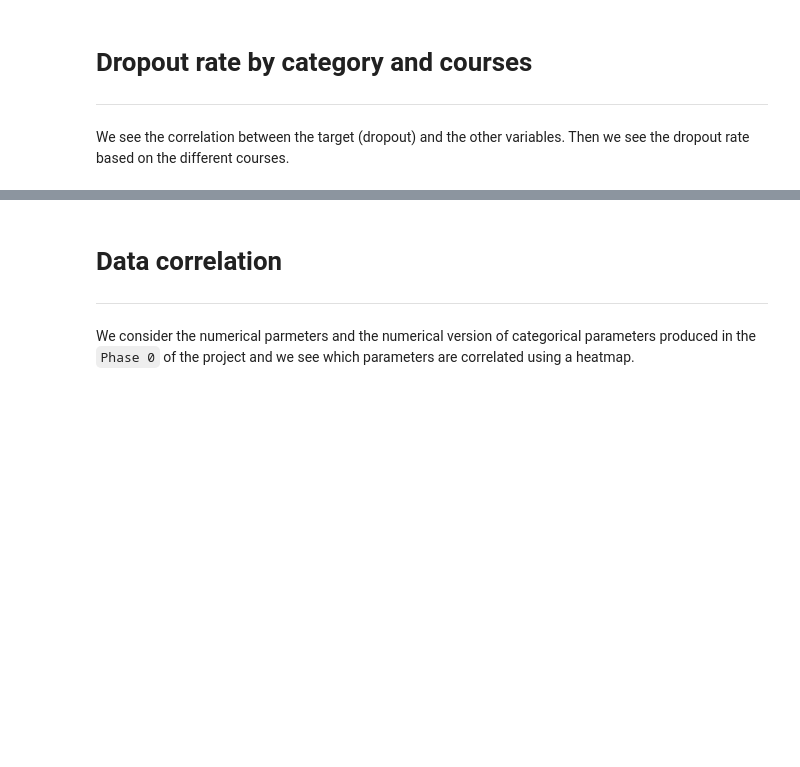
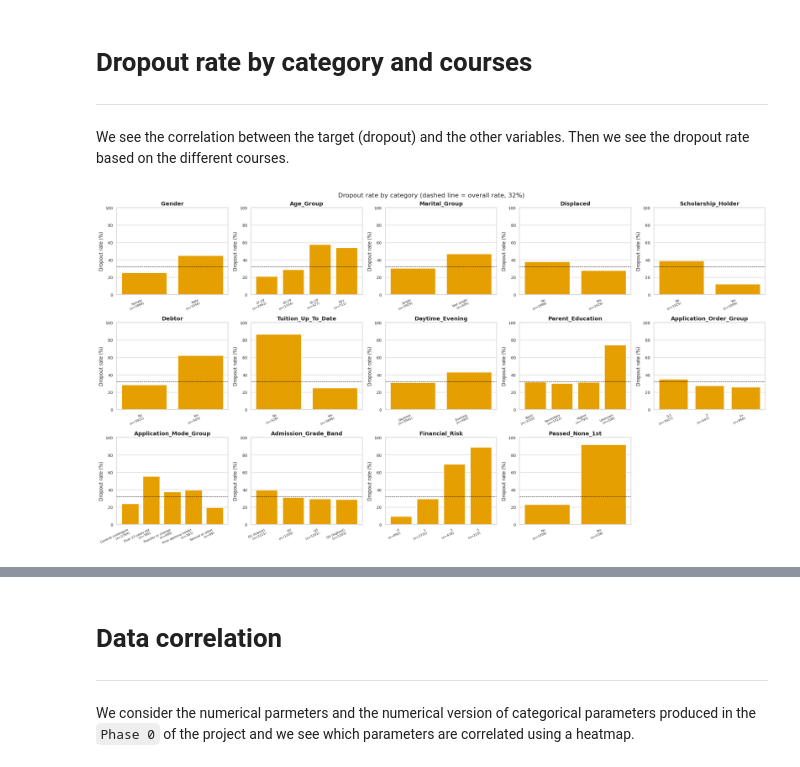
Before and after one commit to Martazzz/dropout_rate_academic_success, a Jupyter notebook: notebooks/01_cleaning_eda.ipynb, the cells around one changed output, grey strips where cells are left out. Drawn from its saved outputs; the diff is of its cells as text; code cells hidden in the pictures; blank space fills up the shorter version.

```diff
--- a/notebooks/01_cleaning_eda.ipynb
+++ b/notebooks/01_cleaning_eda.ipynb
@@ -405,3 +426,32 @@ plt.show()
 # Dropout rate by category and courses
 ---
 We see the correlation between the target (dropout) and the other variables. Then we see the dropout rate based on the different courses.
+# %%
+overall = data["Dropout_Binary"].mean() * 100
+
+
+def plot_dropout_rate(ax, col):
+    g = data.groupby(col, observed=True)["Dropout_Binary"].agg(["mean", "size"])
+    ax.bar(range(len(g)), g["mean"] * 100, color=DROPOUT_COLOR)
+    ax.axhline(overall, color="black", linestyle="--", linewidth=1)
+    ax.set_xticks(range(len(g)))
+    ax.set_xticklabels([f"{i}\n(n={n})" for i, n in zip(g.index, g["size"])],
+                       rotation=25, ha="right", fontsize=8)
+    ax.set_title(col)
+    ax.set_ylim(0, 100)
+    ax.set_ylabel("Dropout rate (%)")
+    ax.grid(axis="x", visible=False)
+
+
+rate_cols = comp_cols + ["Admission_Grade_Band", "Financial_Risk", "Passed_None_1st"]
+
+fig, axes = plt.subplots(3, 5, figsize=(24, 13))
+for ax, col in zip(axes.flat, rate_cols):
+    plot_dropout_rate(ax, col)
+axes.flat[-1].axis("off")
+fig.suptitle(f"Dropout rate by category (dashed line = overall rate, {overall:.0f}%)", fontsize=16)
+plt.tight_layout()
+plt.savefig("figures/eda_dropout_rate_grid.png", dpi=200, bbox_inches="tight")
+plt.show()
+# %% [output]
+[figure, added]
```
Also changed, not shown: parts of 5 cells of this notebook.
